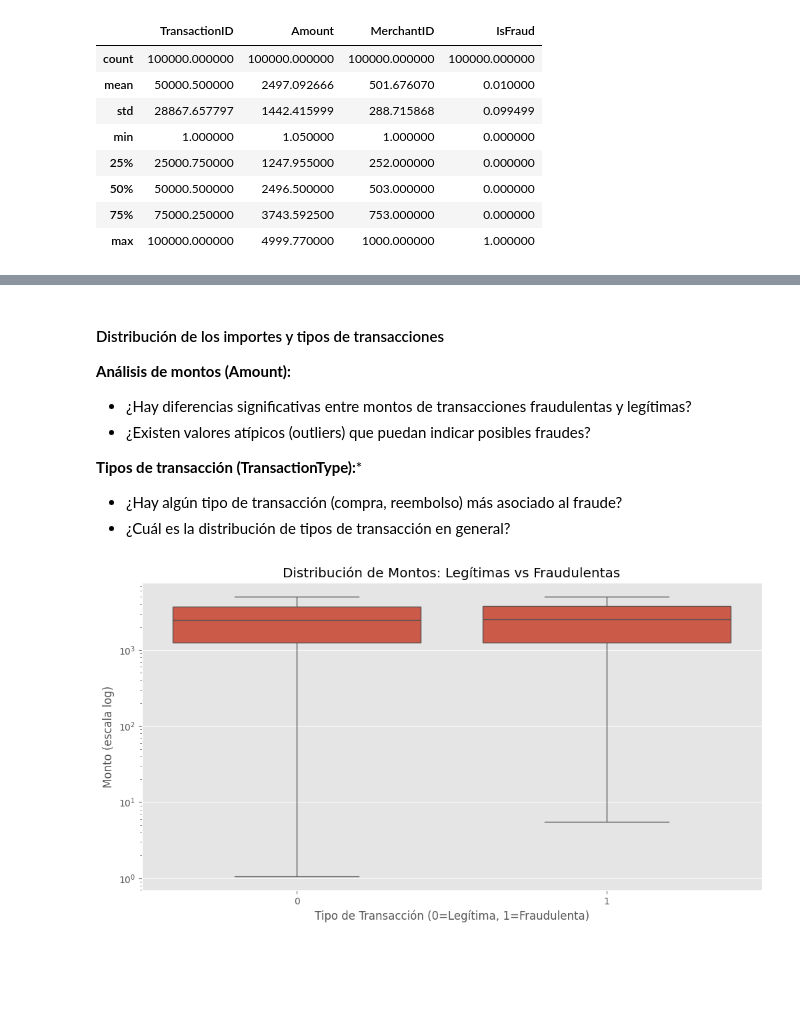
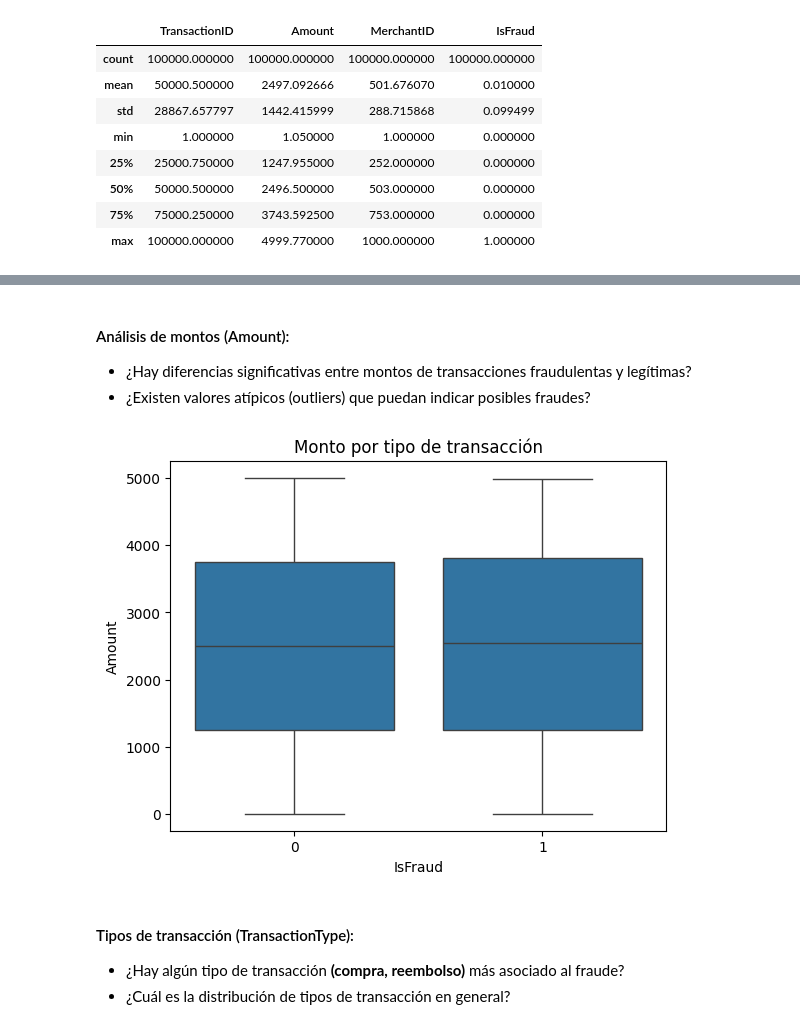
Before and after one commit to angemaria25/credit-card-fraud-detection, a Jupyter notebook: main.ipynb, the cells around one changed output, grey strips where cells are left out. Cells and saved outputs as stored; diff of their text form; code cells hidden in the pictures; blank space fills up the shorter version.

```diff
--- a/main.ipynb
+++ b/main.ipynb
@@ -98,23 +98,17 @@ Name: count, dtype: int64
+# %% [markdown]
+#### Análisis de montos (Amount):
+- ¿Hay diferencias significativas entre montos de transacciones fraudulentas y legítimas?
+- ¿Existen valores atípicos (outliers) que puedan indicar posibles fraudes?
+# %%
+sns.boxplot(x='IsFraud', y='Amount', data=data)
+plt.title('Monto por tipo de transacción')
+plt.show()
+# %% [output]
+[figure, added]
 # %% [markdown]
-#### Distribución de los importes y tipos de transacciones
-
-**Análisis de montos (Amount):**
-- ¿Hay diferencias significativas entre montos de transacciones fraudulentas y legítimas?
-- ¿Existen valores atípicos (outliers) que puedan indicar posibles fraudes?
-
-**Tipos de transacción (TransactionType):***
-- ¿Hay algún tipo de transacción (compra, reembolso) más asociado al fraude?
+#### Tipos de transacción (TransactionType):
+- ¿Hay algún tipo de transacción **(compra, reembolso)** más asociado al fraude?
 - ¿Cuál es la distribución de tipos de transacción en general?
-# %%
-plt.figure(figsize=(12, 6))
-sns.boxplot(x='IsFraud', y='Amount', data=data)
-plt.title('Distribución de Montos: Legítimas vs Fraudulentas')
-plt.ylabel('Monto (escala log)')
-plt.xlabel('Tipo de Transacción (0=Legítima, 1=Fraudulenta)')
-plt.yscale('log')  # Usamos escala logarítmica para mejor visualización
-plt.show()
-# %% [output]
-[figure, removed]
 # %%
 plt.figure(figsize=(12, 6))
 sns.histplot(data=data, x='Amount', hue='IsFraud', element='step', stat='density', common_norm=False)
```
Also changed, not shown: parts of 19 cells of this notebook, 2 other files.
